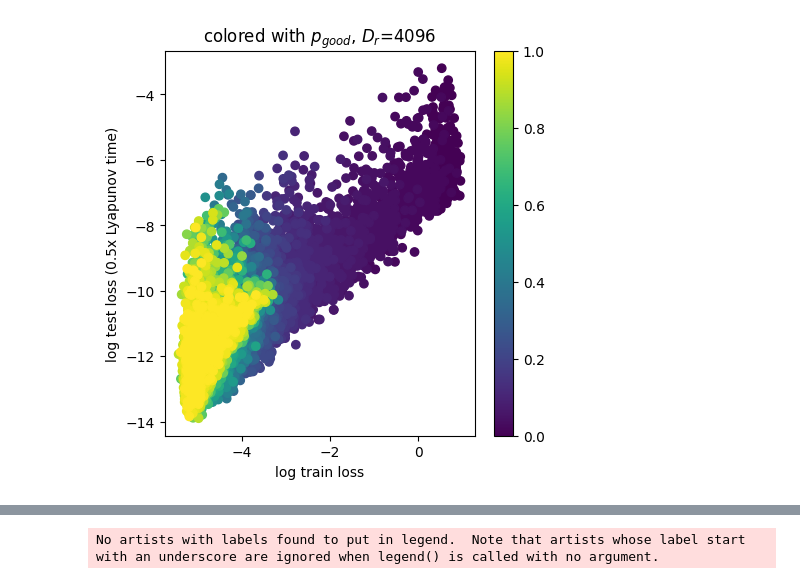
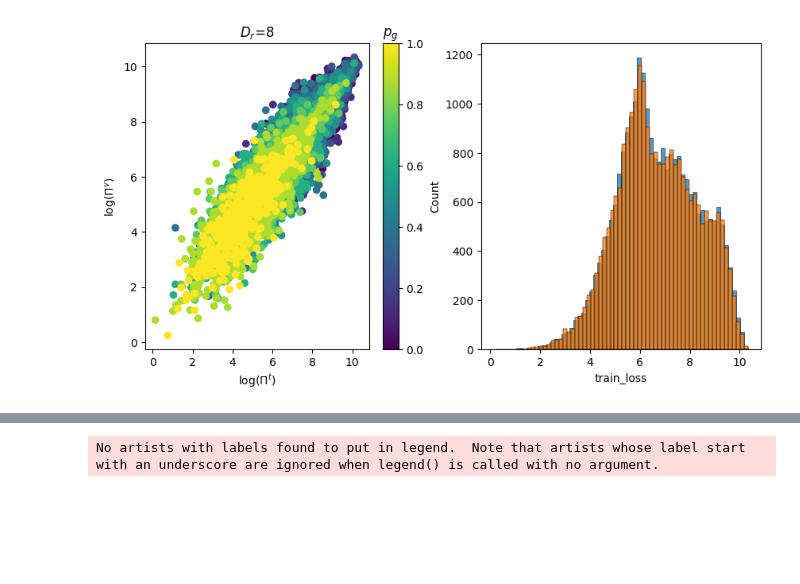
Before and after one commit to pinakm9/random-feature-map, a Jupyter notebook: notebooks/overfitting-RF.ipynb, the cells around one changed output, grey strips where cells are left out. Drawn from its saved outputs; the diff is of its cells as text; code cells hidden in the pictures; blank space fills up the shorter version.

```diff
--- a/notebooks/overfitting-RF.ipynb
+++ b/notebooks/overfitting-RF.ipynb
@@ -17,20 +17,26 @@ import seaborn as sns
 # warnings.filterwarnings('ignore')
 # %%
 save_folder = '../data/L63-Strategy-varying-featuresize/'
-D_r = 4096
+D_r = 8
 bsa = sr1.BatchStrategyAnalyzer_SMLR(save_folder+str(D_r))
 data = bsa.get_data()
-
-fig = plt.figure(figsize=(5, 5))
-ax = fig.add_subplot(111)
-penalty = bsa.beta * (data['||W||'] * bsa.D_r)**2
-im = ax.scatter(np.log(data['train_loss'] - penalty), np.log(data['test_loss_half_single'] - penalty), c=data['good_rows_W_in'])
-ax.set_xlabel('log train loss')
-ax.set_ylabel('log test loss (0.5x Lyapunov time)')
-ax.set_title(r'colored with $p_{good}$, $D_r$='+f'{D_r}')
-fig.colorbar(im, ax=ax)
-plt.savefig(f'../data/plots/train_loss_vs_test_loss_single_D_r_{D_r}.png')
+N, N_ = 20000, round(2.0*1./(0.91*0.02))
+fig = plt.figure(figsize=(10, 5))
+ax = fig.add_subplot(121)
+ax1 = fig.add_subplot(122)
+penalty = 0*bsa.beta * (data['||W||'] * bsa.D_r)**2
+x = (data['train_loss'] )
+y = (data['test_loss_two_single'])
+im = ax.scatter(np.log(x), np.log(y), c=data['good_rows_W_in'])
+ax.set_xlabel(r'$\log(\Pi^t)$')
+ax.set_ylabel(r'$\log(\Pi^v)$')
+ax.set_title(r'$D_r$='+f'{D_r}')
+cbar = fig.colorbar(im, ax=ax)
+cbar.ax.set_title('$p_g$')
+sns.histplot(np.log(x), ax=ax1)
+sns.histplot(np.log(y), ax=ax1)
+plt.savefig(f'../data/plots/train_vs_test_D_r_{D_r}.png')
 # %% [output]
-[figure, old version]
+[figure, new version]
 # %%
 save_folder = '../data/L63-Strategy-varying-featuresize/'
```
Also changed, not shown: parts of 10 cells of this notebook, 29 other files.
